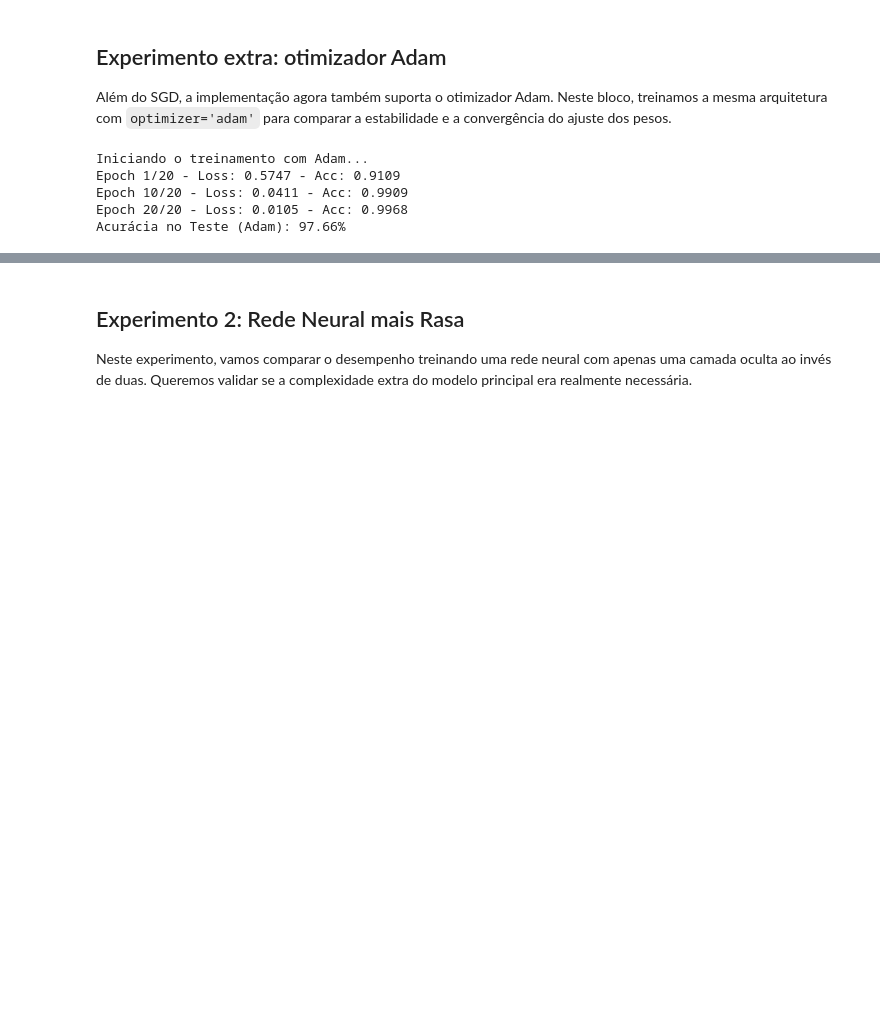
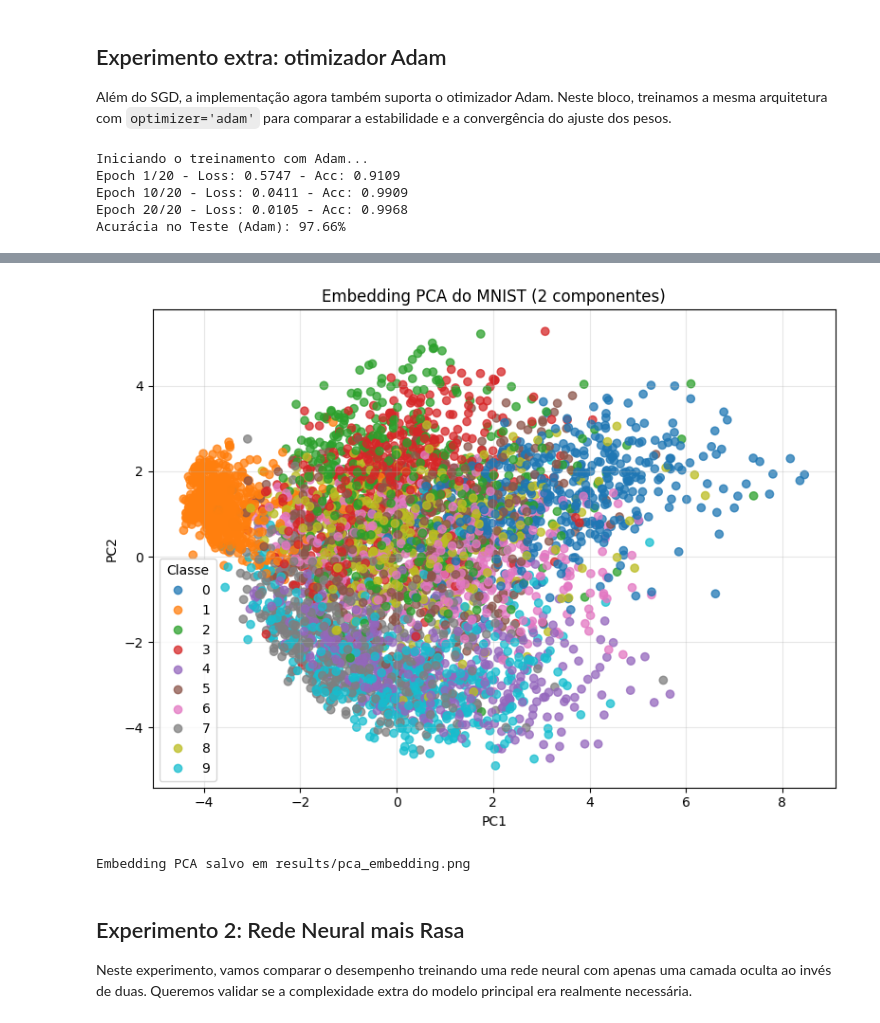
Before and after one commit to liviacoliveira/ponderada-MLP, a Jupyter notebook: notebooks/experimentos.ipynb, the cells around one changed output, grey strips where cells are left out. Saved outputs shown, nothing was run; the diff lists cells and outputs as text; code cells hidden in the pictures; blank space fills up the shorter version.

Commit message:
feat: adiciona visualização de embedding com pca no notebook principal

```diff
--- a/notebooks/experimentos.ipynb
+++ b/notebooks/experimentos.ipynb
@@ -158,3 +162,34 @@ Acurácia no Teste (Adam): 97.66%
+# %%
+from sklearn.decomposition import PCA
+
+# Amostra reduzida para manter a visualização leve e rápida
+X_embed = X_test[:5000]
+y_embed = y_test_raw[:5000]
+
+pca = PCA(n_components=2, random_state=42)
+embedding = pca.fit_transform(X_embed)
+
+plt.figure(figsize=(8, 6))
+scatter = plt.scatter(
+    embedding[:, 0],
+    embedding[:, 1],
+    c=y_embed,
+    cmap='tab10',
+    alpha=0.75,
+)
+plt.title('Embedding PCA do MNIST (2 componentes)')
+plt.xlabel('PC1')
+plt.ylabel('PC2')
+plt.grid(True, alpha=0.3)
+plt.legend(*scatter.legend_elements(), title='Classe')
+plt.tight_layout()
+plt.savefig('../results/pca_embedding.png', dpi=150, bbox_inches='tight')
+plt.show()
+
+print('Embedding PCA salvo em results/pca_embedding.png')
+# %% [output]
+[figure, added]
+Embedding PCA salvo em results/pca_embedding.png
 # %% [markdown]
 ## Experimento 2: Rede Neural mais Rasa
 
```
Also changed, not shown: parts of 1 cell of this notebook, 3 other files.
